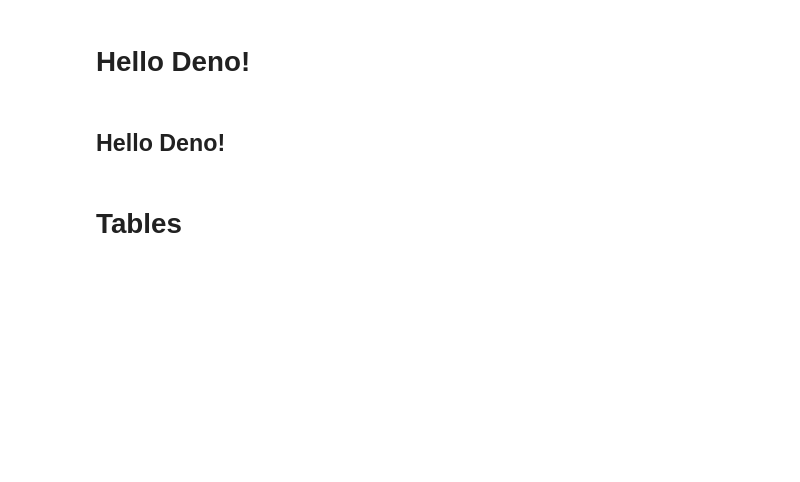
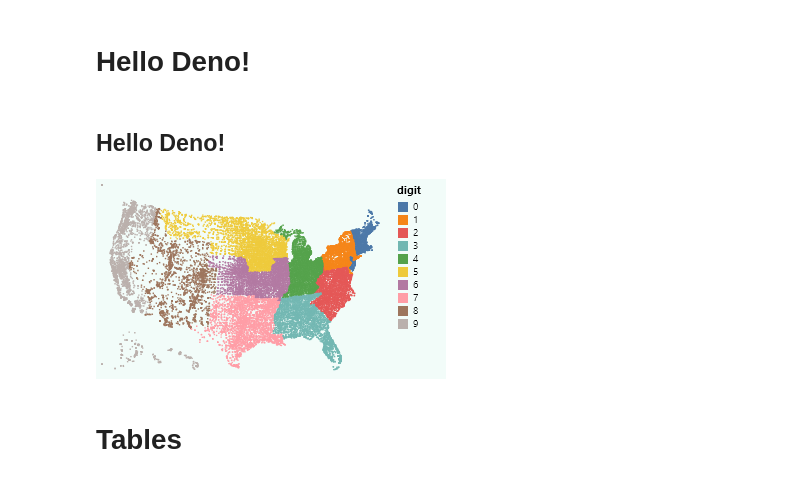
Before and after one commit to raisercostin/jupyter-deno-gallery, a Jupyter notebook: gallery.ipynb, the cells around one changed output. Saved outputs shown, nothing was run; the diff lists cells and outputs as text; code cells hidden in the pictures; blank space fills up the shorter version.

```diff
--- a/gallery.ipynb
+++ b/gallery.ipynb
@@ -426,28 +430,30 @@ md`## Hello Deno!`;
 # %%
 import vl from 'npm:vega-lite-api';
 
 //import { displayVega } from "./utils.ts";
 //Example of hor reload of the module (for development)
 let displayVega = (await import(`./utils.ts#${performance.now()}`)).displayVega;
 let plot = vl.markSquare({size: 2, opacity: 1})
   //.background({fillOpacity:0, fill: })
   .data('https://raw.githubusercontent.com/vega/vega-datasets/main/data/zipcodes.csv')
   .transform(vl.calculate('substring(datum.zip_code, 0, 1)').as('digit'))
   .project(vl.projection('albersUsa'))
   .encode(vl.longitude().fieldQ('longitude'), vl.latitude().fieldQ('latitude'),
     vl.color()
     .fieldN('digit')
     //.scale({ scheme: "blues" })
   )
   .width(900)
   .height(Math.floor(900 / 1.75))
   .autosize({type: 'fit-x', contains: 'padding'})
   .config({view: {stroke: null}, background: "rgba(190, 238, 223, 0.2)" })
 
 //console.log(plot)
 //await display(plot)
-await displayVega(plot,{format:"webp",height:200,filename:"zipcodes"})
+await displayVega(plot,{format:"png",height:200,filename:"zipcodes"})
 //await displayVega(plot,"svg")
+# %% [output]
+[figure, added]
 # %%
 const spec = {
   "$schema": "https://vega.github.io/schema/vega/v5.json",
```
Also changed, not shown: parts of 2 cells of this notebook.
